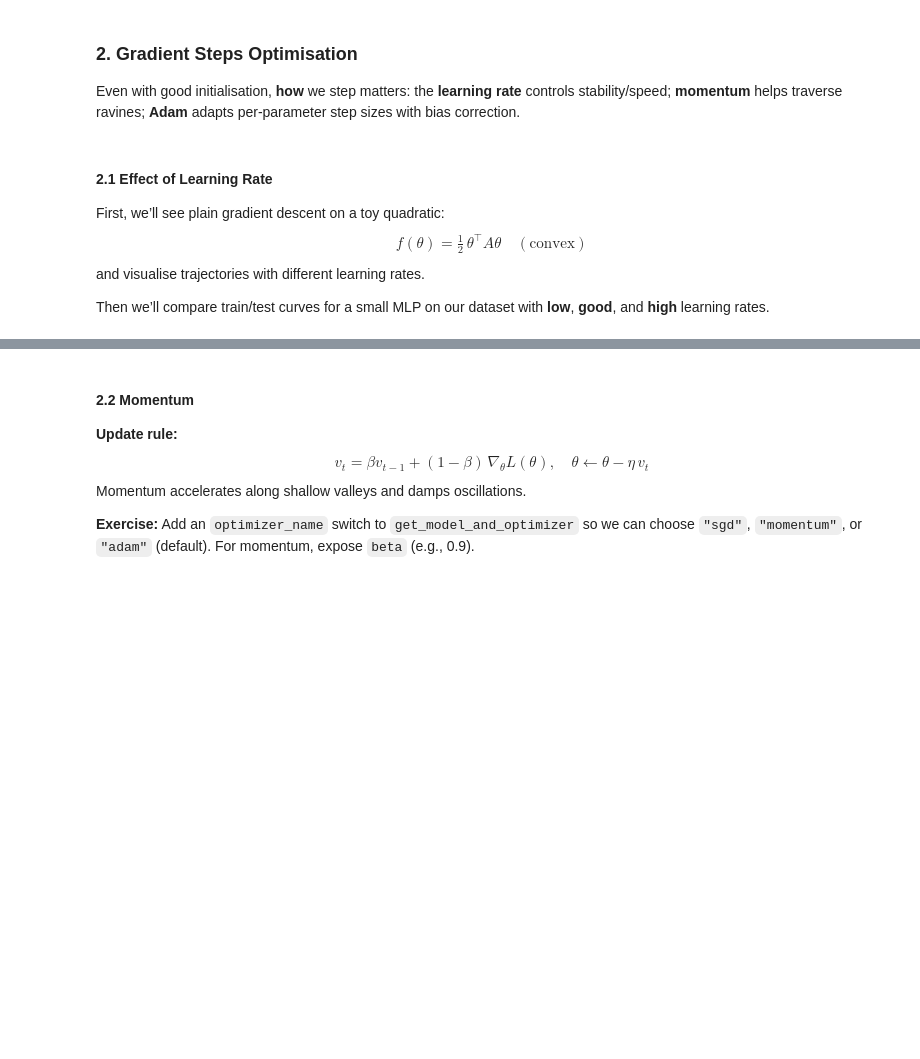
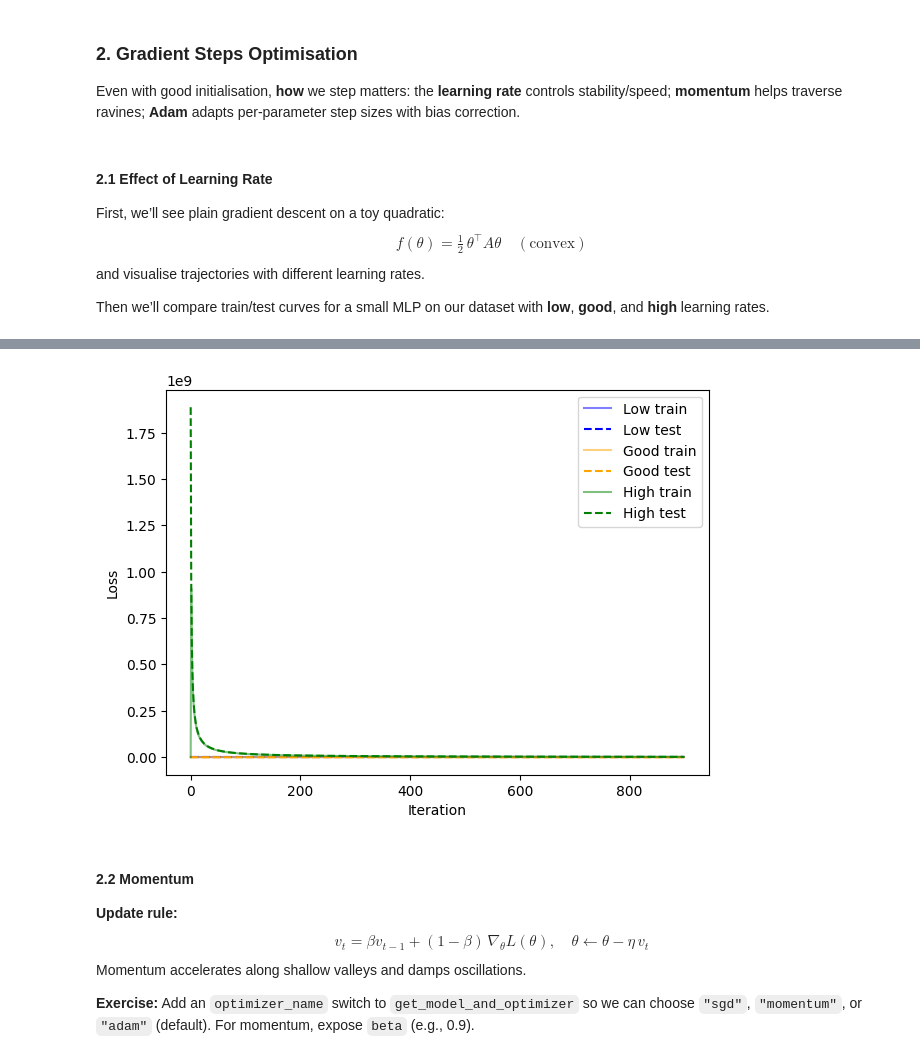
Before and after one commit to deep-learning-indaba/indaba-pracs-2025, a Jupyter notebook: practicals/ML_Foundation/Part_3/Machine_learning_evaluation_and_generalisation.ipynb, the cells around one changed output, grey strips where cells are left out. Saved outputs shown, nothing was run; the diff lists cells and outputs as text; code cells hidden in the pictures; blank space fills up the shorter version.

```diff
--- a/practicals/ML_Foundation/Part_3/Machine_learning_evaluation_and_generalisation.ipynb
+++ b/practicals/ML_Foundation/Part_3/Machine_learning_evaluation_and_generalisation.ipynb
@@ -213,7 +213,7 @@ def plot_metrics(metrics_histories, labels, metric="loss"):
 
     for i, (history, label) in enumerate(zip(metrics_histories, labels)):
         # train curve (solid)
-        ax.plot(history[f"train_{metric}"], label=f"{label} train", color=colors[i%nc])
+        ax.plot(history[f"train_{metric}"], label=f"{label} train", color=colors[i%nc], alpha=0.5)
         # test curve (dashed, same color as train)
         ax.plot(history[f"test_{metric}"], linestyle="--", label=f"{label} test", color=colors[i%nc])
 
@@ -1195,24 +1286,26 @@ plt.show()
 # %%
 #@title Train small MLP with low/good/high learning rates (SGD)
 def run_lr(lr):
     model, params, opt, state = get_model_and_optimizer(
         input_size=30, output_sizes=[32, 32, 1], seed=0, lr=lr, init_type="he")
     mh = {"train_loss": [], "test_loss": []}
     # swap optimizer to SGD for this experiment
     opt = optax.sgd(learning_rate=lr)
     state = opt.init(params)
-    params2, state2, mh = train(epochs=60, params=params, model=model,
+    params2, state2, mh = train(epochs=30, params=params, model=model,
                                 optimizer=opt, opt_state=state,
                                 loss_grad_fn=loss_grad_fn, loss_fn=loss_func,
                                 train_ds=train_ds, test_ds=test_ds,
                                 metrics_history=mh)
     return mh
 
 mh_low  = run_lr(1e-4)
 mh_good = run_lr(1e-2)
 mh_high = run_lr(5e-1)
 
 plot_metrics([mh_low, mh_good, mh_high], ["Low", "Good", "High"])
+# %% [output]
+[figure, added]
 # %% [markdown]
 #### 2.2 Momentum
 
```
Also changed, not shown: parts of 16 cells of this notebook.
